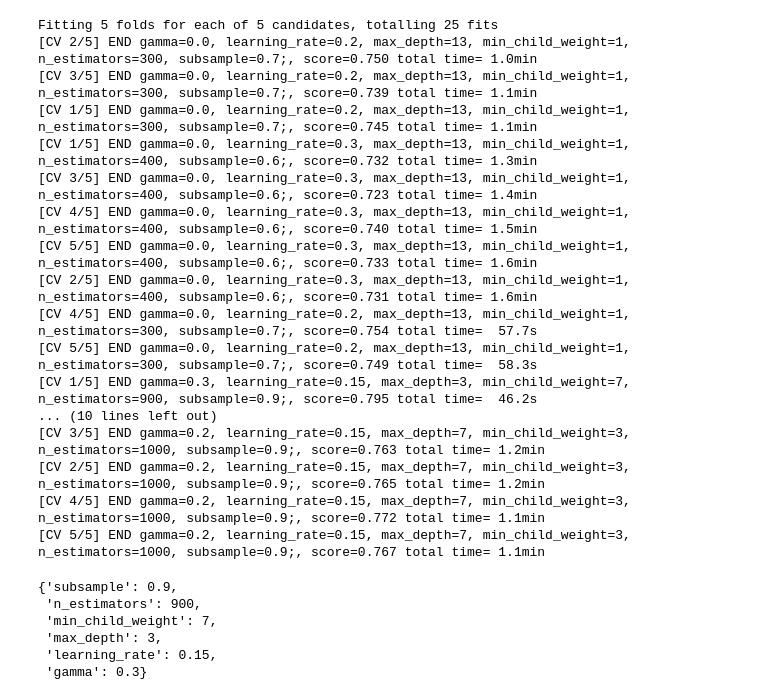
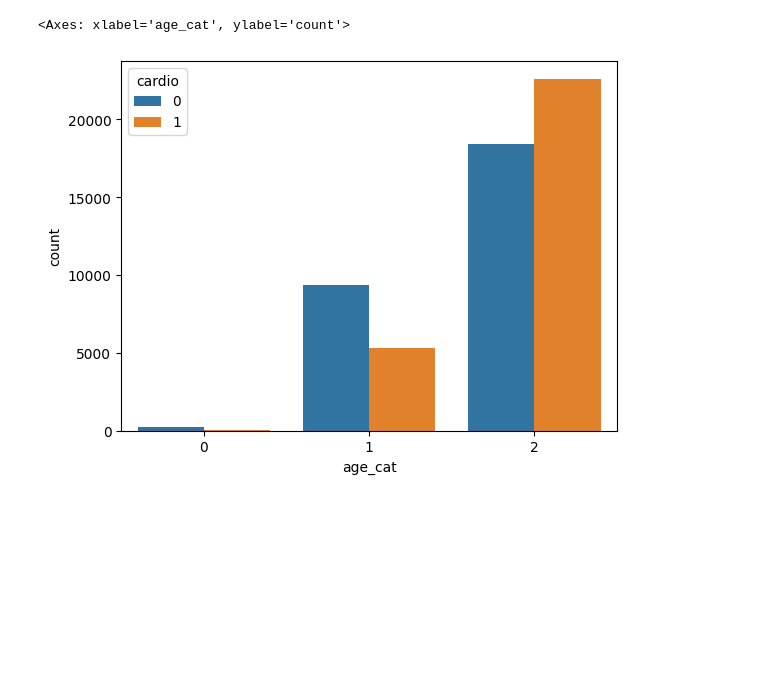
Before and after one commit to cxmedeiros/Projeto-Estatistica, a Jupyter notebook: xgboost.ipynb, the cells around one changed output. Drawn from its saved outputs; the diff is of its cells as text; code cells hidden in the pictures; blank space fills up the shorter version.

Commit message:
atualização de todos os modelos

```diff
--- a/xgboost.ipynb
+++ b/xgboost.ipynb
@@ -36,0 +19,3 @@ xgb_clf.score(x_val, y_val)
+# %%
+data['age'] = round(data['age'] / 365)
+target = data['cardio']
@@ -36,0 +31,11 @@ xgb_clf.score(x_val, y_val)
+# %%
+def transform_age_cat(age):
+    if age < 40:
+        return 0
+    elif age < 50 and age >= 40:
+        return 1
+
+    elif age >= 50:
+        return 2
+
+data['age_cat'] = data['age'].apply(transform_age_cat)
@@ -37,2 +64,9 @@ xgb_clf.score(x_val, y_val)
+# %%
+# plot age_cat vs target
+import seaborn as sns
+sns.countplot(x='age_cat',hue='cardio',data=data)
+# %% [output]
+<Axes: xlabel='age_cat', ylabel='count'>
+[figure, added]
 # %%
 #import min max scaler, one hot encoder, and column transformer
@@ -55,45 +91,0 @@ x_val = preprocessor.transform(x_val)
-# %%
-# import ransearchcv
-from sklearn.model_selection import RandomizedSearchCV
-# define the parameters
-#adaptar para os modelos, verificar os parametros no site do sklearn, por ex.
-params = {
-    'max_depth': [3, 5, 7, 9, 11, 13, 15],
-    'learning_rate': [0.01, 0.05, 0.1, 0.15, 0.2, 0.25, 0.3],
-    'n_estimators': [100, 200, 300, 400, 500, 600, 700, 800, 900, 1000],
-    'min_child_weight': [1, 3, 5, 7],
-    'gamma': [0.0, 0.1, 0.2, 0.3, 0.4],
-    'subsample': [0.6, 0.7, 0.8, 0.9, 1.0],
-}
-# create the model
-xgb_clf = xgb.XGBClassifier()
-# create the random search cv
-random_search = RandomizedSearchCV(xgb_clf, param_distributions=params, n_iter=5, scoring='roc_auc', n_jobs=-1, cv=5, verbose=3)
-# fit the model
-random_search.fit(x_train, y_train)
-
-random_search.best_params_
-# %% [output]
-Fitting 5 folds for each of 5 candidates, totalling 25 fits
-[CV 2/5] END gamma=0.0, learning_rate=0.2, max_depth=13, min_child_weight=1, n_estimators=300, subsample=0.7;, score=0.750 total time= 1.0min
-[CV 3/5] END gamma=0.0, learning_rate=0.2, max_depth=13, min_child_weight=1, n_estimators=300, subsample=0.7;, score=0.739 total time= 1.1min
-[CV 1/5] END gamma=0.0, learning_rate=0.2, max_depth=13, min_child_weight=1, n_estimators=300, subsample=0.7;, score=0.745 total time= 1.1min
-[CV 1/5] END gamma=0.0, learning_rate=0.3, max_depth=13, min_child_weight=1, n_estimators=400, subsample=0.6;, score=0.732 total time= 1.3min
-[CV 3/5] END gamma=0.0, learning_rate=0.3, max_depth=13, min_child_weight=1, n_estimators=400, subsample=0.6;, score=0.723 total time= 1.4min
-[CV 4/5] END gamma=0.0, learning_rate=0.3, max_depth=13, min_child_weight=1, n_estimators=400, subsample=0.6;, score=0.740 total time= 1.5min
-[CV 5/5] END gamma=0.0, learning_rate=0.3, max_depth=13, min_child_weight=1, n_estimators=400, subsample=0.6;, score=0.733 total time= 1.6min
-[CV 2/5] END gamma=0.0, learning_rate=0.3, max_depth=13, min_child_weight=1, n_estimators=400, subsample=0.6;, score=0.731 total time= 1.6min
-[CV 4/5] END gamma=0.0, learning_rate=0.2, max_depth=13, min_child_weight=1, n_estimators=300, subsample=0.7;, score=0.754 total time=  57.7s
-[CV 5/5] END gamma=0.0, learning_rate=0.2, max_depth=13, min_child_weight=1, n_estimators=300, subsample=0.7;, score=0.749 total time=  58.3s
-[CV 1/5] END gamma=0.3, learning_rate=0.15, max_depth=3, min_child_weight=7, n_estimators=900, subsample=0.9;, score=0.795 total time=  46.2s
-... (10 lines left out)
-[CV 3/5] END gamma=0.2, learning_rate=0.15, max_depth=7, min_child_weight=3, n_estimators=1000, subsample=0.9;, score=0.763 total time= 1.2min
-[CV 2/5] END gamma=0.2, learning_rate=0.15, max_depth=7, min_child_weight=3, n_estimators=1000, subsample=0.9;, score=0.765 total time= 1.2min
-[CV 4/5] END gamma=0.2, learning_rate=0.15, max_depth=7, min_child_weight=3, n_estimators=1000, subsample=0.9;, score=0.772 total time= 1.1min
-[CV 5/5] END gamma=0.2, learning_rate=0.15, max_depth=7, min_child_weight=3, n_estimators=1000, subsample=0.9;, score=0.767 total time= 1.1min
-{'subsample': 0.9,
- 'n_estimators': 900,
- 'min_child_weight': 7,
- 'max_depth': 3,
- 'learning_rate': 0.15,
- 'gamma': 0.3}
```
Also changed, not shown: parts of 30 cells of this notebook, 2 other files.
